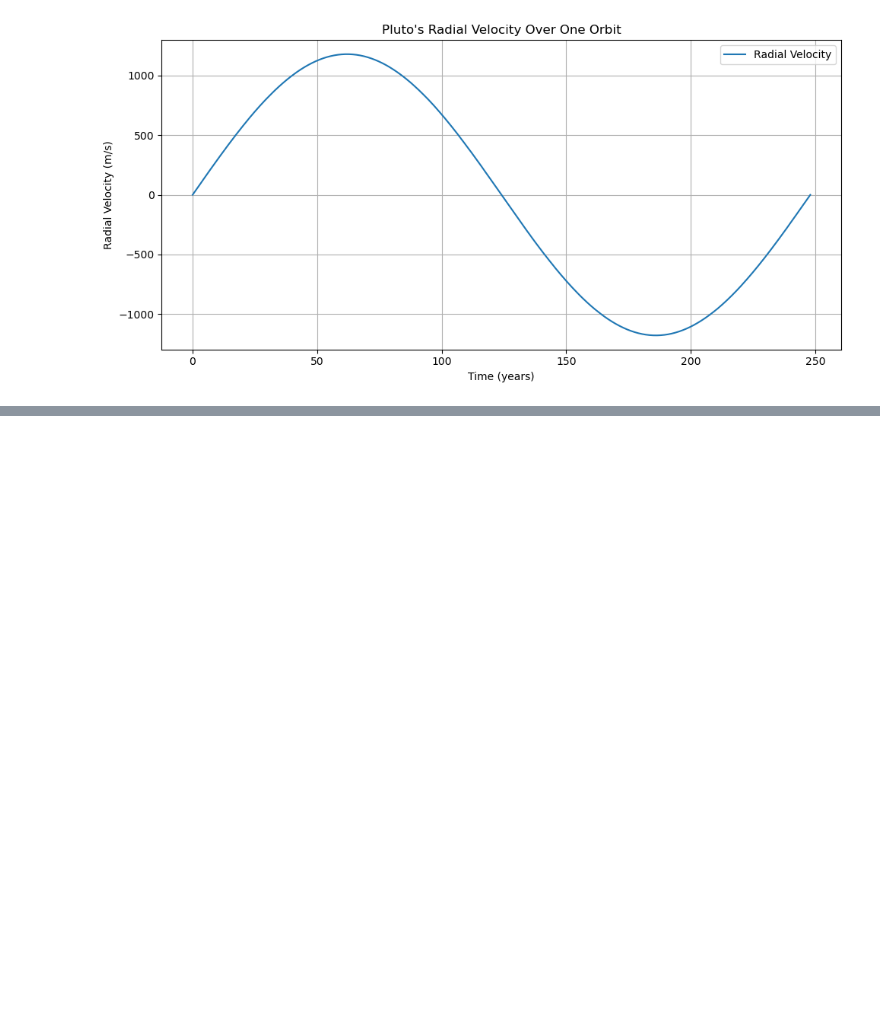
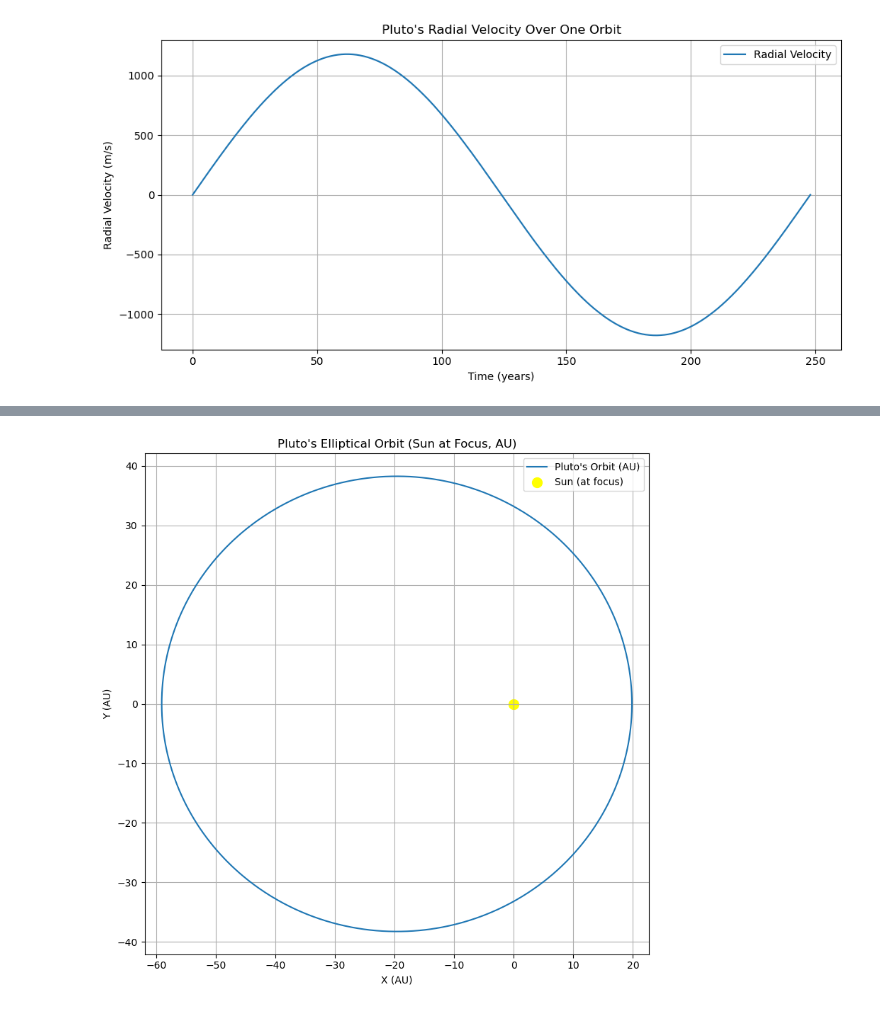
Before and after one commit to gharriso/AstroPython, a Jupyter notebook: CourseraCalculus/calculusPlay.ipynb, the cells around one changed output, grey strips where cells are left out. Cells and saved outputs as stored; diff of their text form; code cells hidden in the pictures; blank space fills up the shorter version.

```diff
--- a/CourseraCalculus/calculusPlay.ipynb
+++ b/CourseraCalculus/calculusPlay.ipynb
@@ -174,0 +210,35 @@ def _lambdifygenerated(t):
+# %%
+import numpy as np
+import matplotlib.pyplot as plt
+
+# Pluto's orbital parameters
+a_AU = 39.48        # Semi-major axis in AU
+e = 0.2488          # Eccentricity
+
+# Angular range
+theta = np.linspace(0, 2 * np.pi, 1000)
+
+# Radial distance in AU using ellipse formula
+r = (a_AU * (1 - e**2)) / (1 + e * np.cos(theta))
+
+# Polar to Cartesian conversion
+x = r * np.cos(theta)
+y = r * np.sin(theta)
+
+# Shift orbit to place Sun at one focus
+x_shifted = x - a_AU * e
+
+# Plot
+plt.figure(figsize=(8, 8))
+plt.plot(x_shifted, y, label="Pluto's Orbit (AU)")
+plt.scatter(0, 0, color='yellow', s=100, label="Sun (at focus)")
+plt.title("Pluto's Elliptical Orbit (Sun at Focus, AU)")
+plt.xlabel("X (AU)")
+plt.ylabel("Y (AU)")
+plt.axis('equal')  # Critical to preserve ellipse shape
+plt.grid(True)
+plt.legend()
+plt.tight_layout()
+plt.show()
+# %% [output]
+[figure, added]
```
Also changed, not shown: parts of 2 cells of this notebook.
